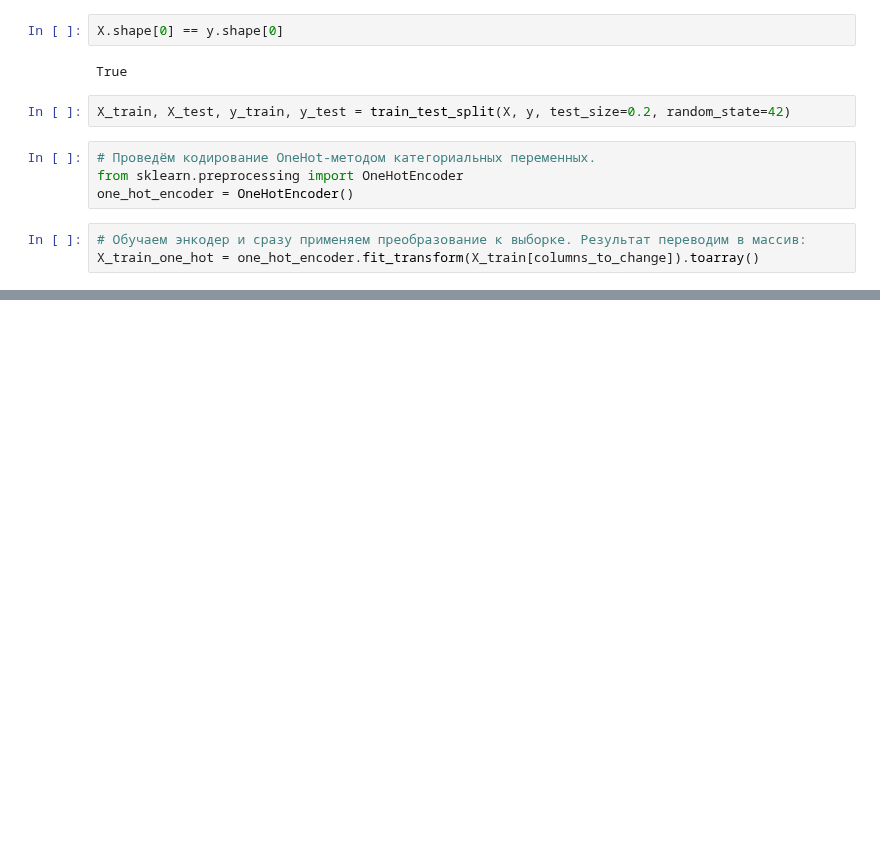
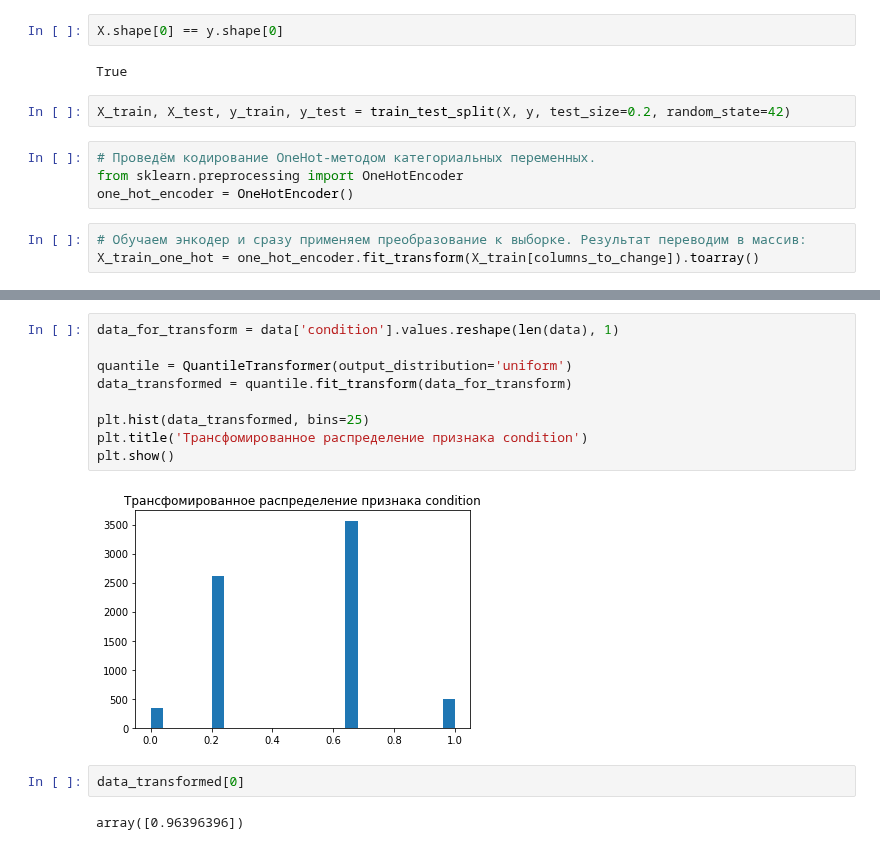
Before and after one commit to PoluboyarinovSI/SF_DataScience, a Jupyter notebook: Current_tasks/ML_5_example.ipynb, the cells around one changed output, grey strips where cells are left out. Saved outputs shown, nothing was run; the diff lists cells and outputs as text; blank space fills up the shorter version.

```diff
--- a/Current_tasks/ML_5_example.ipynb
+++ b/Current_tasks/ML_5_example.ipynb
@@ -180,0 +216,15 @@ x_test_one_hot = one_hot_encoder.fit_transform(X_test[columns_to_change]).toarra
+# %%
+data_for_transform = data['condition'].values.reshape(len(data), 1)
+
+quantile = QuantileTransformer(output_distribution='uniform')
+data_transformed = quantile.fit_transform(data_for_transform)
+
+plt.hist(data_transformed, bins=25)
+plt.title('Трансфомированное распределение признака condition')
+plt.show()
+# %% [output]
+[figure, added]
+# %%
+data_transformed[0]
+# %% [output]
+array([0.96396396])
```
Also changed, not shown: parts of 26 cells of this notebook, 1 other file.
